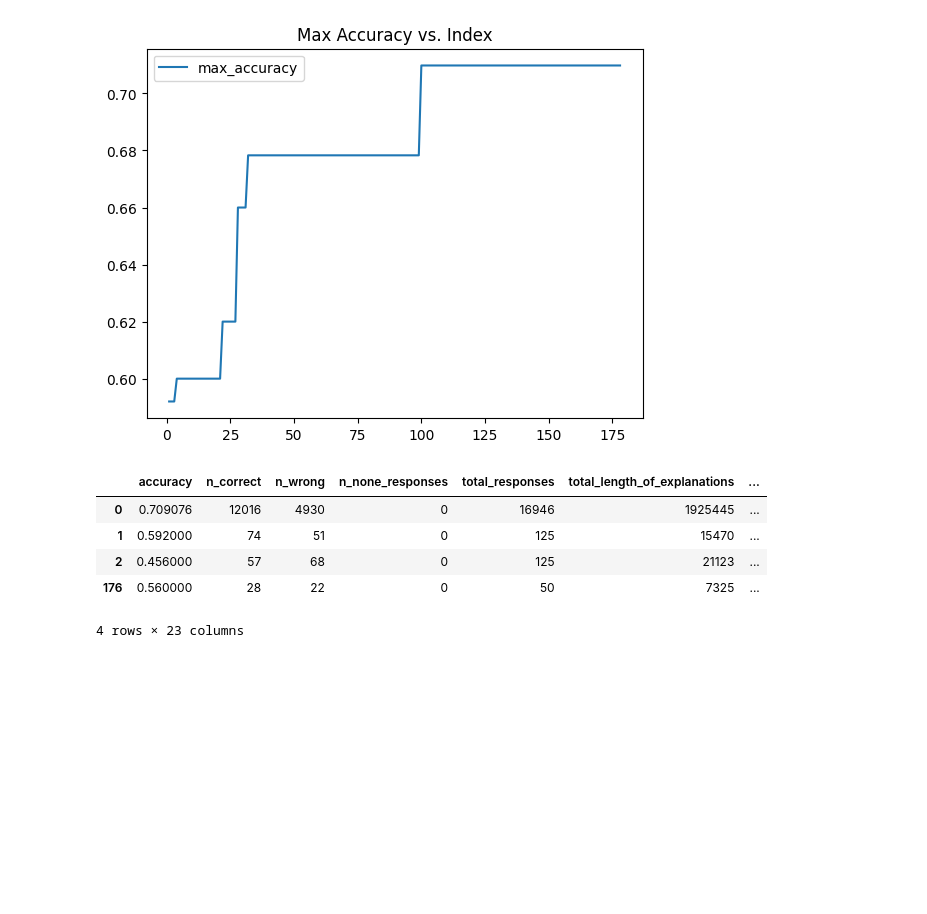
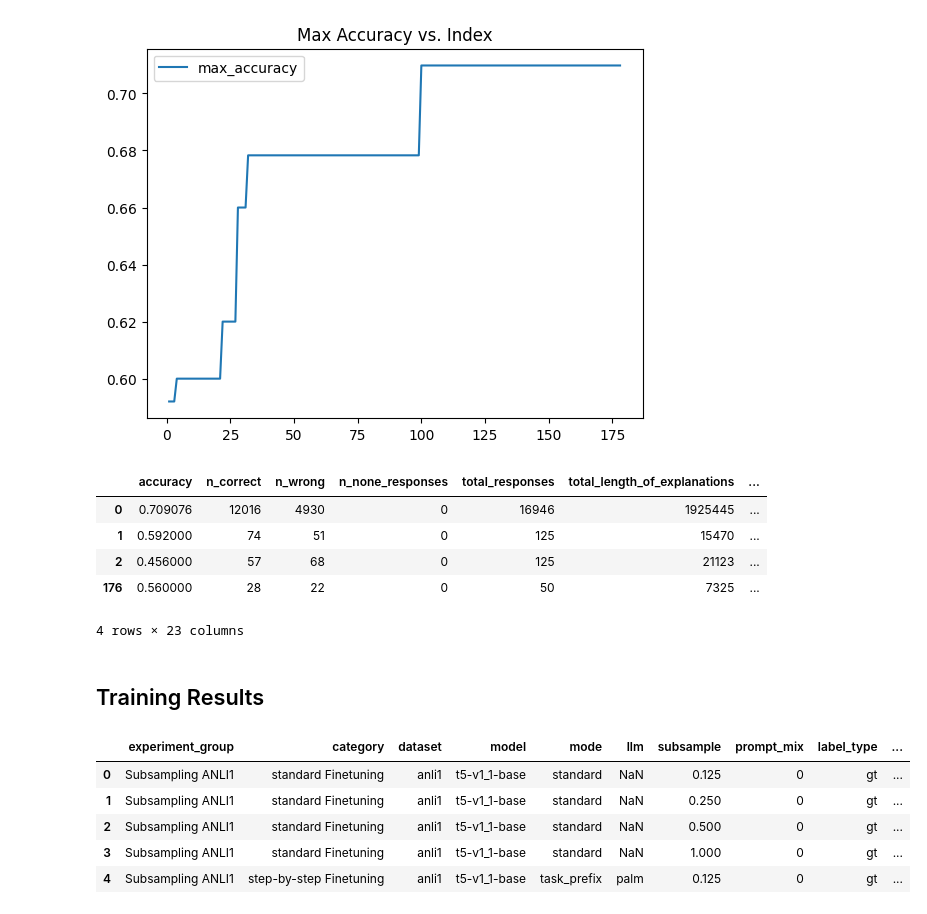
Before and after one commit to lukasvoege/ZeroShot-step-by-step-distillation, a Jupyter notebook: analytics.ipynb, the cells around one changed output. Drawn from its saved outputs; the diff is of its cells as text; code cells hidden in the pictures; blank space fills up the shorter version.

```diff
--- a/analytics.ipynb
+++ b/analytics.ipynb
@@ -142,3 +142,15 @@ meta_df[(meta_df["explanation_rate"] > 0.96) & (meta_df["avg_nr_of_words"] < 30)
 | 2 | 0.456000 | 57 | 68 | 0 | 125 | 21123 | ... |
 | 176 | 0.560000 | 28 | 22 | 0 | 50 | 7325 | ... |
 4 rows × 23 columns
+# %% [markdown]
+## Training Results
+# %%
+experiments = pd.read_csv('experiment-tracking/experiment_tracking.csv')
+experiments.head()
+# %% [output]
+|  | experiment_group | category | dataset | model | mode | llm | subsample | prompt_mix | label_type | ... |
+| 0 | Subsampling ANLI1 | standard Finetuning | anli1 | t5-v1_1-base | standard | NaN | 0.125 | 0 | gt | ... |
+| 1 | Subsampling ANLI1 | standard Finetuning | anli1 | t5-v1_1-base | standard | NaN | 0.250 | 0 | gt | ... |
+| 2 | Subsampling ANLI1 | standard Finetuning | anli1 | t5-v1_1-base | standard | NaN | 0.500 | 0 | gt | ... |
+| 3 | Subsampling ANLI1 | standard Finetuning | anli1 | t5-v1_1-base | standard | NaN | 1.000 | 0 | gt | ... |
+| 4 | Subsampling ANLI1 | step-by-step Finetuning | anli1 | t5-v1_1-base | task_prefix | palm | 0.125 | 0 | gt | ... |
```
Also changed, not shown: parts of 3 cells of this notebook.
